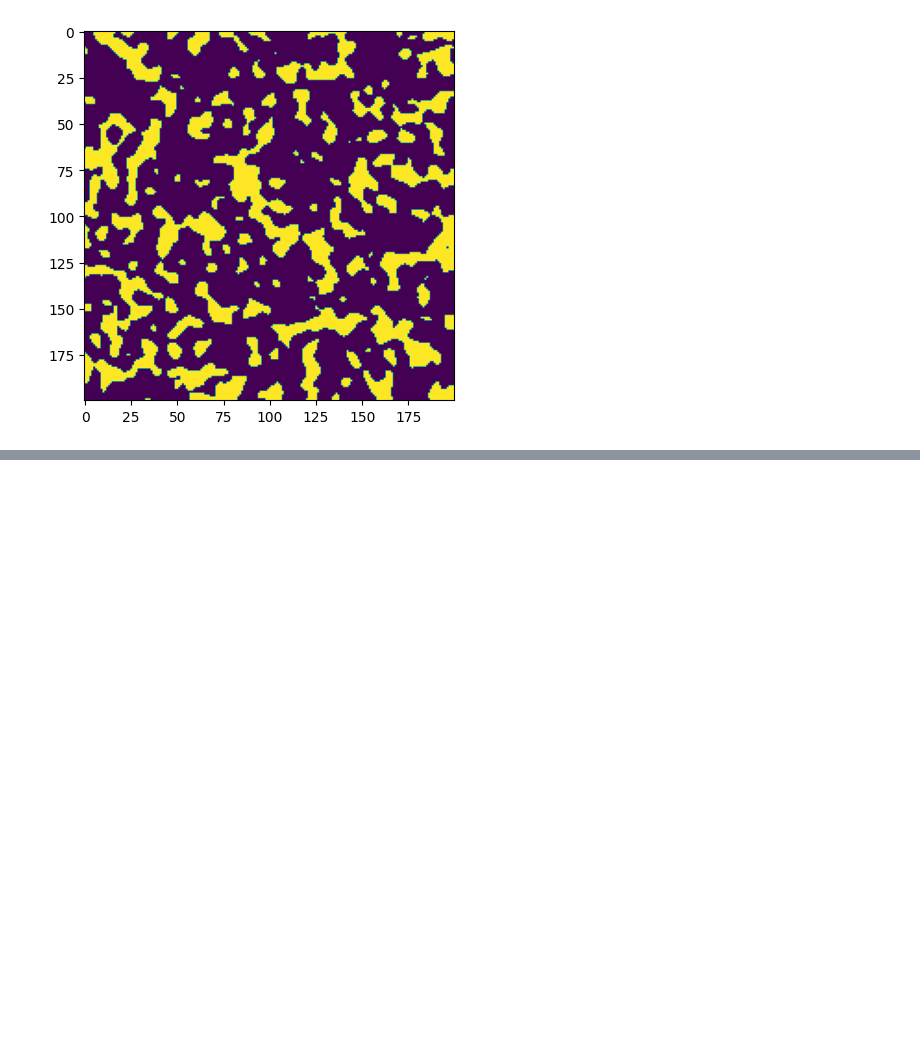
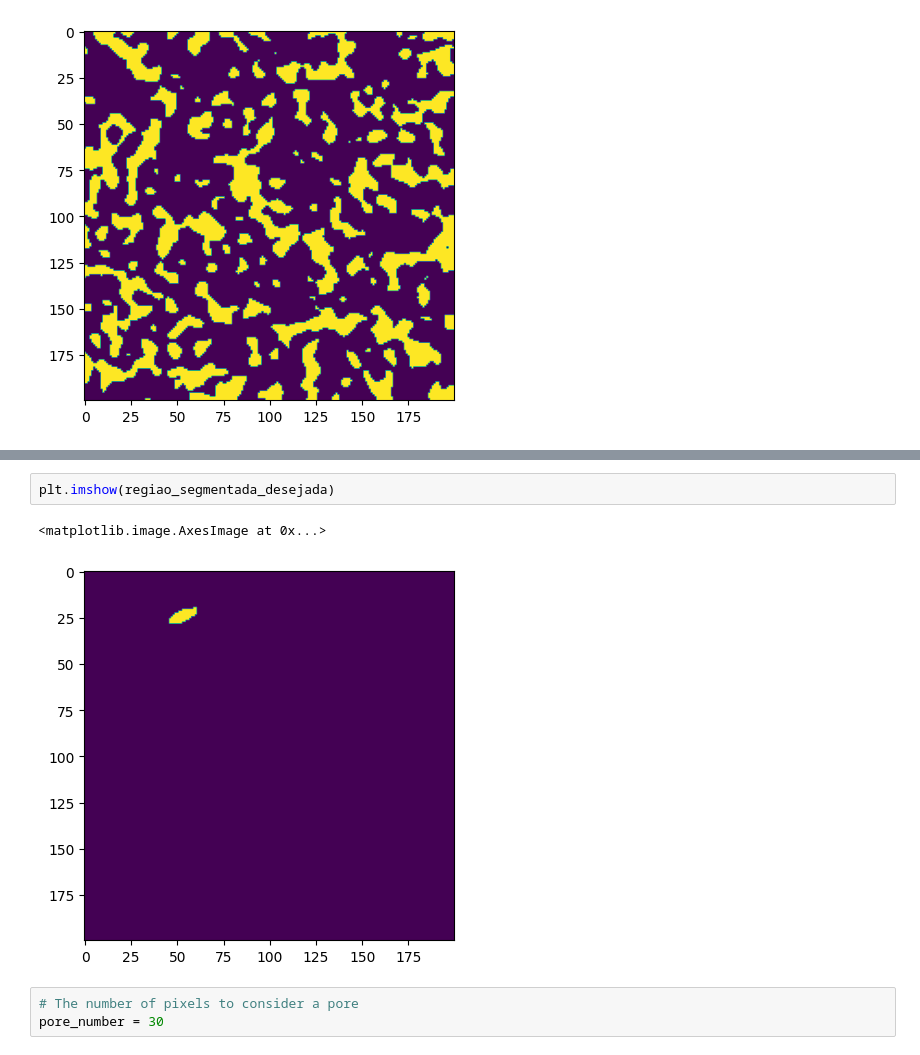
Before and after one commit to FrankVanzeler/Digital-Rock-Analysis-, a Jupyter notebook: Testing.ipynb, the cells around one changed output, grey strips where cells are left out. Cells and saved outputs as stored; diff of their text form; blank space fills up the shorter version.

```diff
--- a/Testing.ipynb
+++ b/Testing.ipynb
@@ -1990,0 +2082,8 @@ plt.show()
+# %%
+plt.imshow(regiao_segmentada_desejada)
+# %% [output]
+<matplotlib.image.AxesImage at 0x...>
+[figure, added]
+# %%
+# The number of pixels to consider a pore
+pore_number = 30
```
Also changed, not shown: parts of 25 cells of this notebook.
